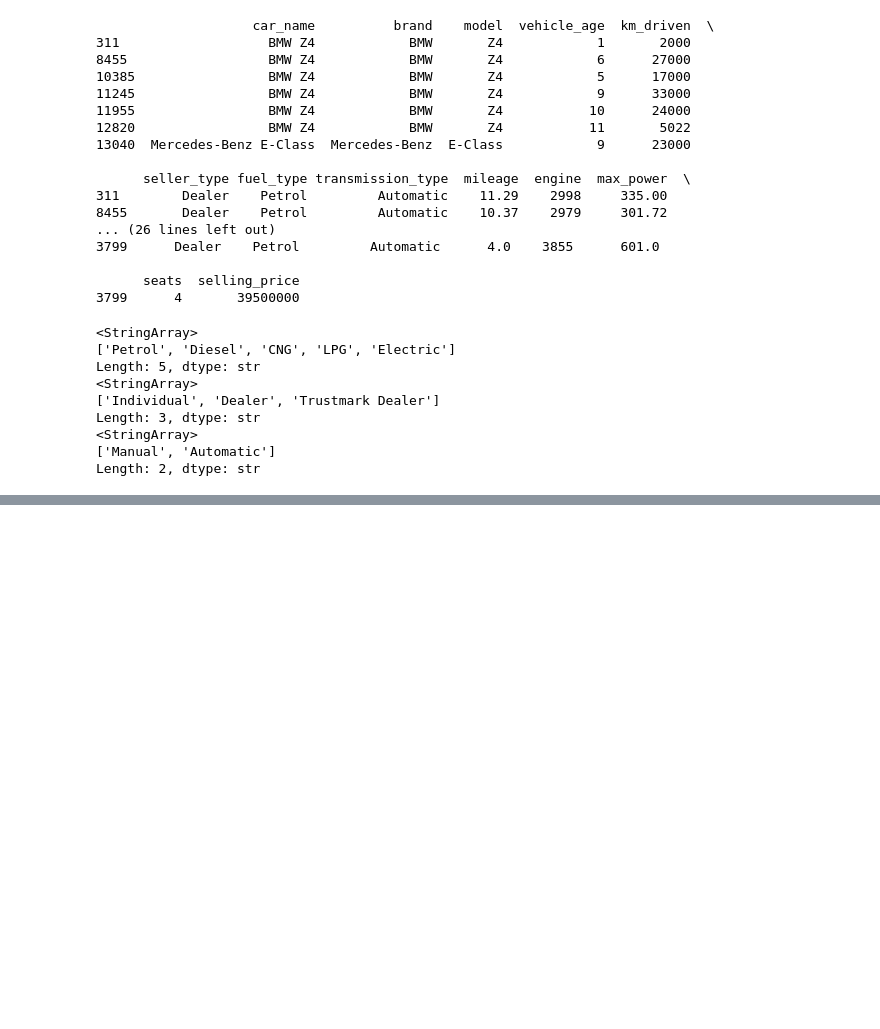
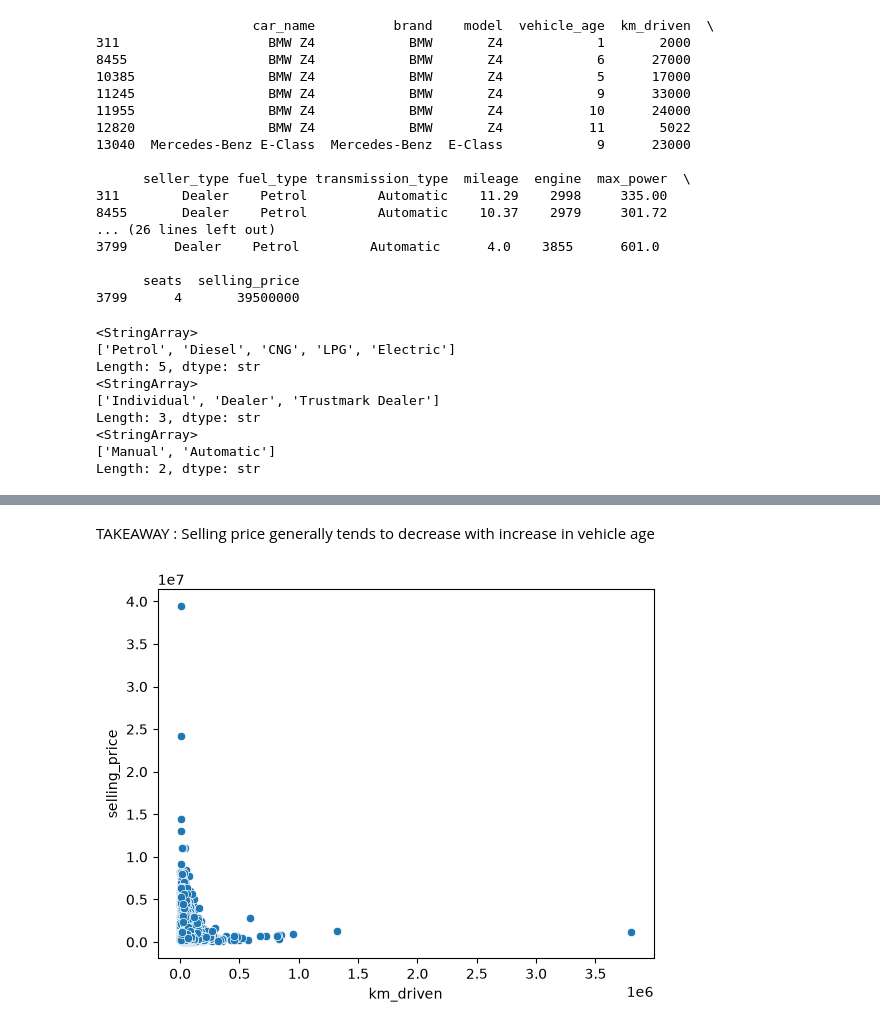
Before and after one commit to Aaroh22/used-car-price-prediction, a Jupyter notebook: Notebooks/01_data_loading.ipynb, the cells around one changed output, grey strips where cells are left out. Cells and saved outputs as stored; diff of their text form; code cells hidden in the pictures; blank space fills up the shorter version.

```diff
--- a/Notebooks/01_data_loading.ipynb
+++ b/Notebooks/01_data_loading.ipynb
@@ -315,0 +332,7 @@ Length: 2, dtype: str
+# %% [markdown]
+TAKEAWAY : Selling price generally tends to decrease with increase in vehicle age
+# %%
+sns.scatterplot(x = df["km_driven"] , y = df["selling_price"])
+plt.show()
+# %% [output]
+[figure, added]
```
Also changed, not shown: parts of 9 cells of this notebook.
